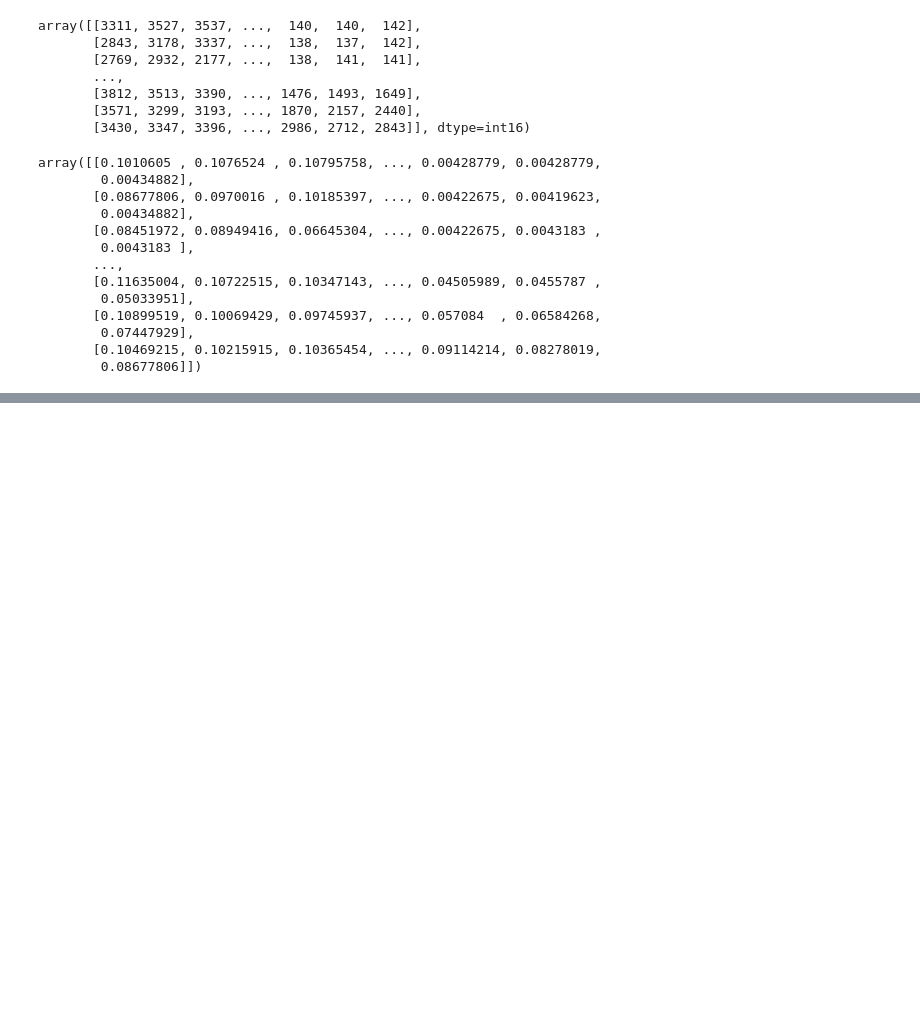
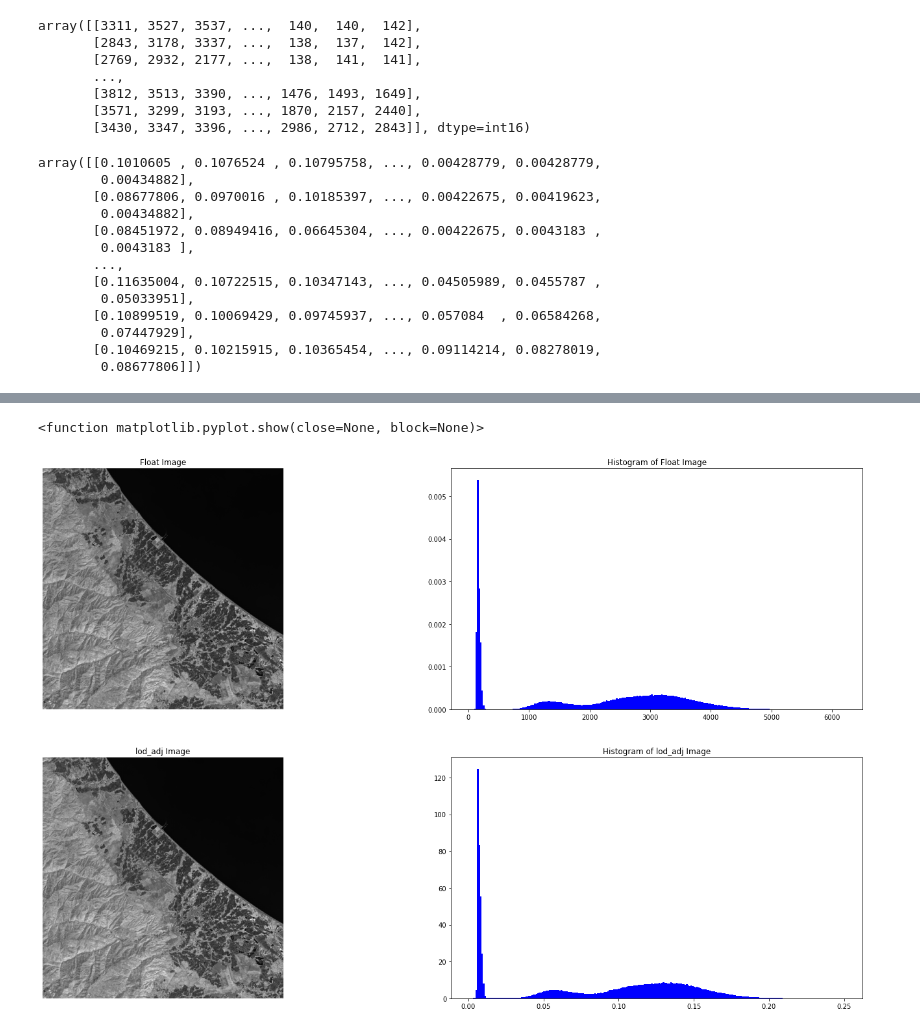
Before and after one commit to MohammadMahdiOmid/Virtual-Irrigation, a Jupyter notebook: image_inhancement/histograms.ipynb, the cells around one changed output, grey strips where cells are left out. Drawn from its saved outputs; the diff is of its cells as text; code cells hidden in the pictures; blank space fills up the shorter version.

```diff
--- a/image_inhancement/histograms.ipynb
+++ b/image_inhancement/histograms.ipynb
@@ -115,0 +91,23 @@ plt.show
+# %%
+#demonstrate
+#To indicate Float image
+fig , ax = plt.subplots(nrows=2 , ncols=2 ,figsize=(25,15))
+ax[0,0].imshow(float_image , cmap = 'gray')
+ax[0,0].set_title('Float Image')
+ax[0,0].axis('off')
+ax[0,1].hist(real_image.ravel(), bins=256, density=True , histtype='bar',color='blue')
+ax[0,1].ticklabel_format(style='plain')
+ax[0,1].set_title('Histogram of Float Image')
+
+#To indicate lod_adj image
+ax[1,0].imshow(lod_adj , cmap = 'gray')
+ax[1,0].set_title('lod_adj Image')
+ax[1,0].axis('off')
+ax[1,1].hist(lod_adj.ravel(), bins=256, density=True , histtype='bar',color='blue')
+ax[1,1].ticklabel_format(style='plain')
+ax[1,1].set_title('Histogram of lod_adj Image')
+plt.savefig("C:/Users/Lenovo/PycharmProjects/Virtual-Irrigation/image_inhancement/images/lod_adj.png")
+plt.show
+# %% [output]
+<function matplotlib.pyplot.show(close=None, block=None)>
+[figure, added]
```
Also changed, not shown: parts of 13 cells of this notebook, 6 other files.
